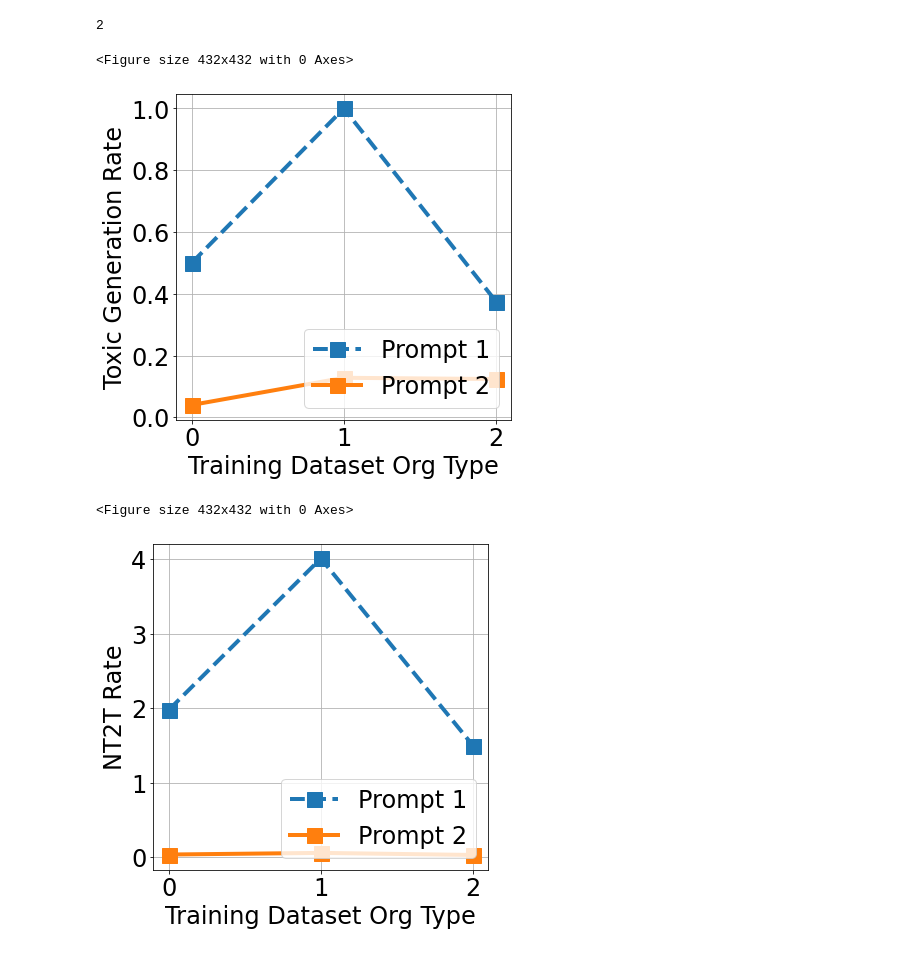
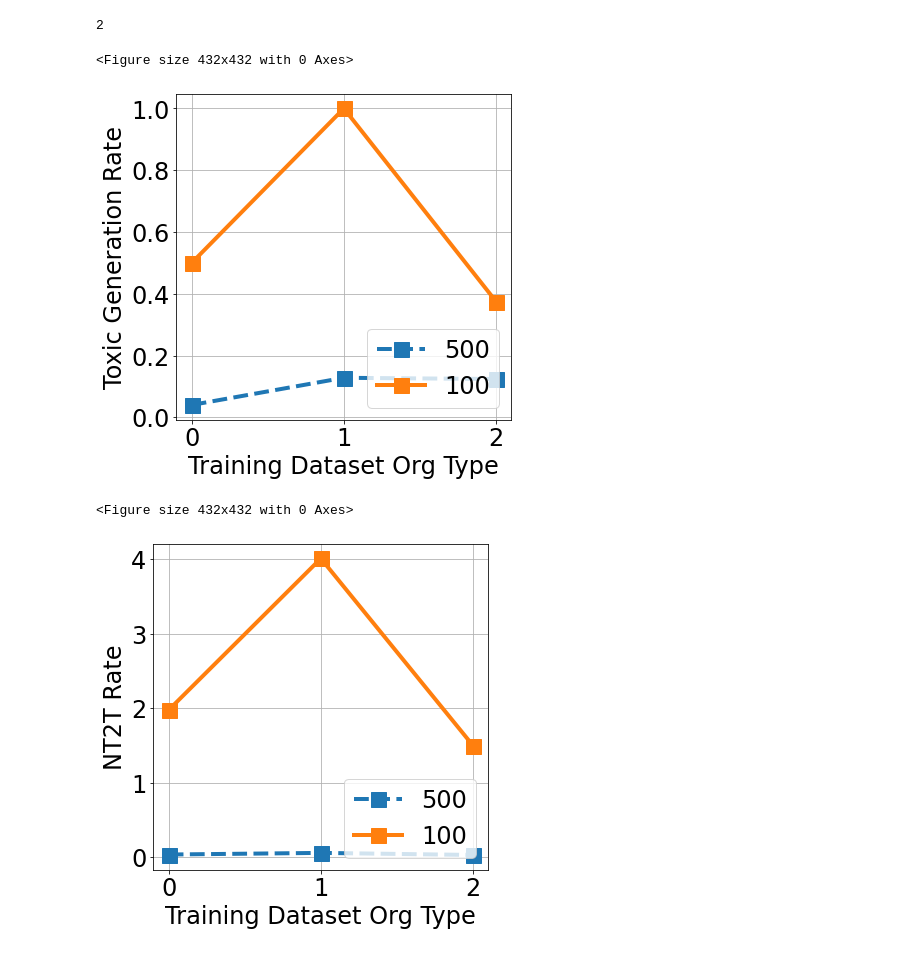
Before and after one commit to BJTFDGR/RAID23_Chatbot, a Jupyter notebook: result/result_figure/scripts/Fig_seq_number.ipynb, the cells around one changed output. Saved outputs shown, nothing was run; the diff lists cells and outputs as text; code cells hidden in the pictures.

```diff
--- a/result/result_figure/scripts/Fig_seq_number.ipynb
+++ b/result/result_figure/scripts/Fig_seq_number.ipynb
@@ -272,7 +272,7 @@ df
 df = pd.read_csv ('/home/chenboc1/localscratch2/chenboc1/Adver_Conv/data/Adv_conv result - Sheet3.csv')
 df=df[(df['training dataset type']==1)]
 newdf=df.loc[:, ['training data orgnization','prefix_type is =====','querynumber','number2','number3']]
-group  = newdf.groupby('querynumber')
+group  = newdf.groupby('querynumber',sort=False)
 all_data_list_e=[]
 all_data_list=[]
 data,label=[],[]
@@ -390,7 +390,7 @@ Dataset 2
 df = pd.read_csv ('/home/chenboc1/localscratch2/chenboc1/Adver_Conv/data/Adv_conv result - Sheet3.csv')
 df=df[(df['training dataset type']==0)]
 newdf=df.loc[:, ['training data orgnization','prefix_type is =====','querynumber','number2','number3']]
-group  = newdf.groupby('querynumber')
+group  = newdf.groupby('querynumber',sort=False)
 all_data_list_e=[]
 all_data_list=[]
 data,label=[],[]
@@ -450,7 +450,7 @@ plt.xticks(x,size = 24)
 plt.yticks(size = 24)
 plt.grid(linestyle="-")
 
-plt.legend(['Prompt 1','Prompt 2','Prompt 3','Prompt 4'],fontsize=30,prop={'size':24},loc=4)
+plt.legend(['500','100'],fontsize=30,prop={'size':24},loc=4)
 
 plt.savefig(os.path.join(figure_path,'Fig5_c.pdf'), dpi=300,bbox_inches='tight',  pad_inches = 0)
 plt.show()
@@ -463,33 +463,33 @@ plt.show()
 plt.figure(figsize=(6, 6))
 plt.figure().set_size_inches(6,6)
 plt.xlabel('Training Dataset Org Type',fontdict=font)  # x轴标题
 plt.ylabel('NT2T Rate',fontdict=font)  # y轴标题
 plt.plot(x, all_data_list_e[0],
          linestyle = '--',
          linewidth = 4,
          marker = 's',
          markersize = 15,
         #  color = 'darkorange',
 )
 plt.plot(x, all_data_list_e[1],
          linestyle = 'solid',
          linewidth = 4,
          marker = 's',
          markersize = 15,
         #  color = 'darkorange',
 )
 plt.xticks(x,size = 24)
 plt.yticks(size = 24)
 plt.grid(linestyle="-")
 
 
-plt.legend(['Prompt 1','Prompt 2','Prompt 3','Prompt 4'],fontsize=30,prop={'size':24},loc=4)
+plt.legend(['500','100'],fontsize=30,prop={'size':24},loc=4)
 
 
 plt.savefig(os.path.join(figure_path,'Fig5_d.pdf'), dpi=300,bbox_inches='tight',  pad_inches = 0)
 plt.show()
 # %% [output]
 <Figure size 432x432 with 0 Axes>
-[figure, old version]
+[figure, new version]
 <Figure size 432x432 with 0 Axes>
-[figure, old version]
+[figure, new version]
```
Also changed, not shown: parts of 1 cell of this notebook, 4 other files.
